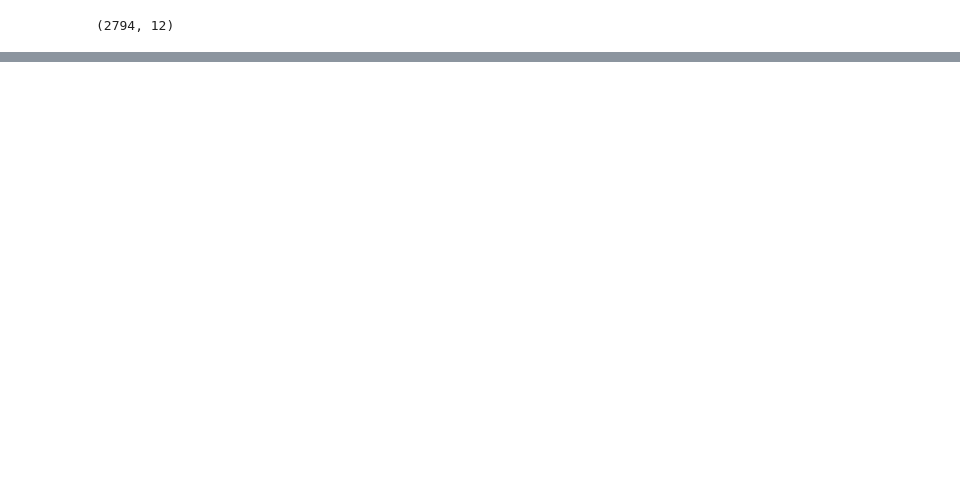
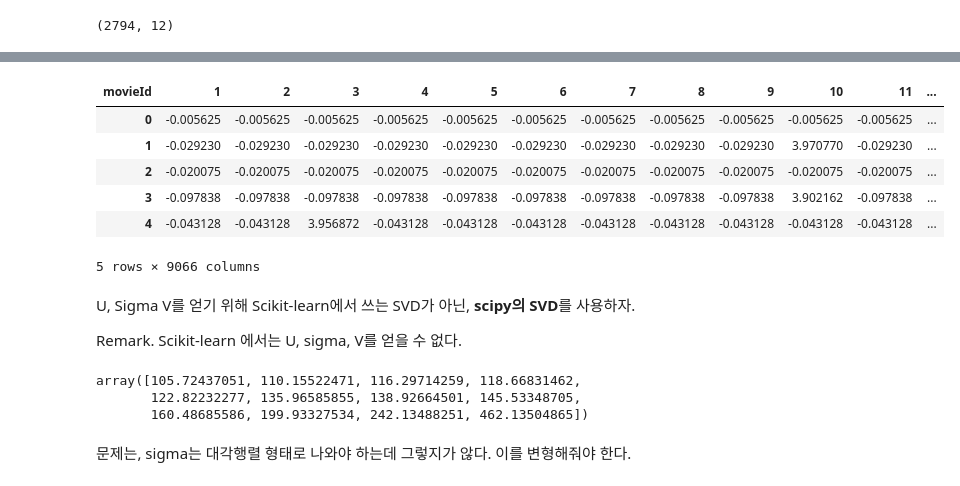
Before and after one commit to SeongwonTak/RecommenderSystem, a Jupyter notebook: Recommendation_with_MatrixFactorization.ipynb, the cells around one changed output, grey strips where cells are left out. Saved outputs shown, nothing was run; the diff lists cells and outputs as text; code cells hidden in the pictures; blank space fills up the shorter version.

```diff
--- a/Recommendation_with_MatrixFactorization.ipynb
+++ b/Recommendation_with_MatrixFactorization.ipynb
@@ -142,0 +184,14 @@ for i in range(0, len(corr_coffey_hands)):
+# %%
+pd.DataFrame(matrix_user_mean, columns = df_user_movie_ratings.columns).head()
+# %% [output]
+| movieId | 1 | 2 | 3 | 4 | 5 | 6 | 7 | 8 | 9 | 10 | 11 | ... |
+| 0 | -0.005625 | -0.005625 | -0.005625 | -0.005625 | -0.005625 | -0.005625 | -0.005625 | -0.005625 | -0.005625 | -0.005625 | -0.005625 | ... |
+| 1 | -0.029230 | -0.029230 | -0.029230 | -0.029230 | -0.029230 | -0.029230 | -0.029230 | -0.029230 | -0.029230 | 3.970770 | -0.029230 | ... |
+| 2 | -0.020075 | -0.020075 | -0.020075 | -0.020075 | -0.020075 | -0.020075 | -0.020075 | -0.020075 | -0.020075 | -0.020075 | -0.020075 | ... |
+| 3 | -0.097838 | -0.097838 | -0.097838 | -0.097838 | -0.097838 | -0.097838 | -0.097838 | -0.097838 | -0.097838 | 3.902162 | -0.097838 | ... |
+| 4 | -0.043128 | -0.043128 | 3.956872 | -0.043128 | -0.043128 | -0.043128 | -0.043128 | -0.043128 | -0.043128 | -0.043128 | -0.043128 | ... |
+5 rows × 9066 columns
+# %% [markdown]
+U, Sigma V를 얻기 위해 Scikit-learn에서 쓰는 SVD가 아닌, **scipy의 SVD**를 사용하자.
+
+Remark. Scikit-learn 에서는 U, sigma, V를 얻을 수 없다.
@@ -142,0 +201,8 @@ for i in range(0, len(corr_coffey_hands)):
+# %%
+sigma
+# %% [output]
+array([105.72437051, 110.15522471, 116.29714259, 118.66831462,
+       122.82232277, 135.96585855, 138.92664501, 145.53348705,
+       160.48685586, 199.93327534, 242.13488251, 462.13504865])
+# %% [markdown]
+문제는, sigma는 대각행렬 형태로 나와야 하는데 그렇지가 않다. 이를 변형해줘야 한다.
```
Also changed, not shown: parts of 25 cells of this notebook.
